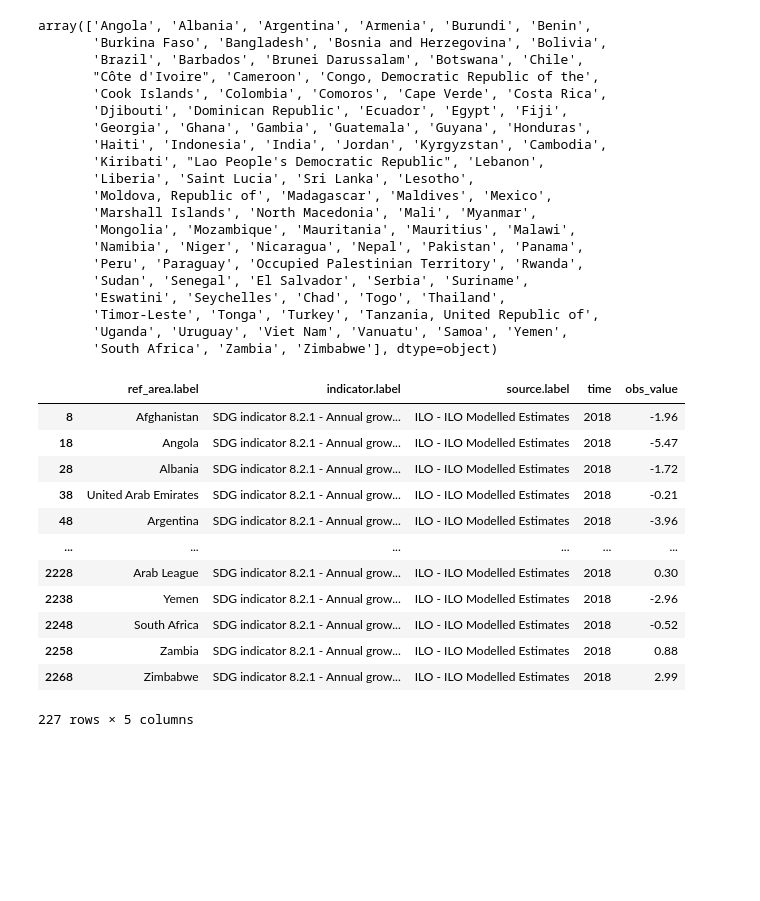
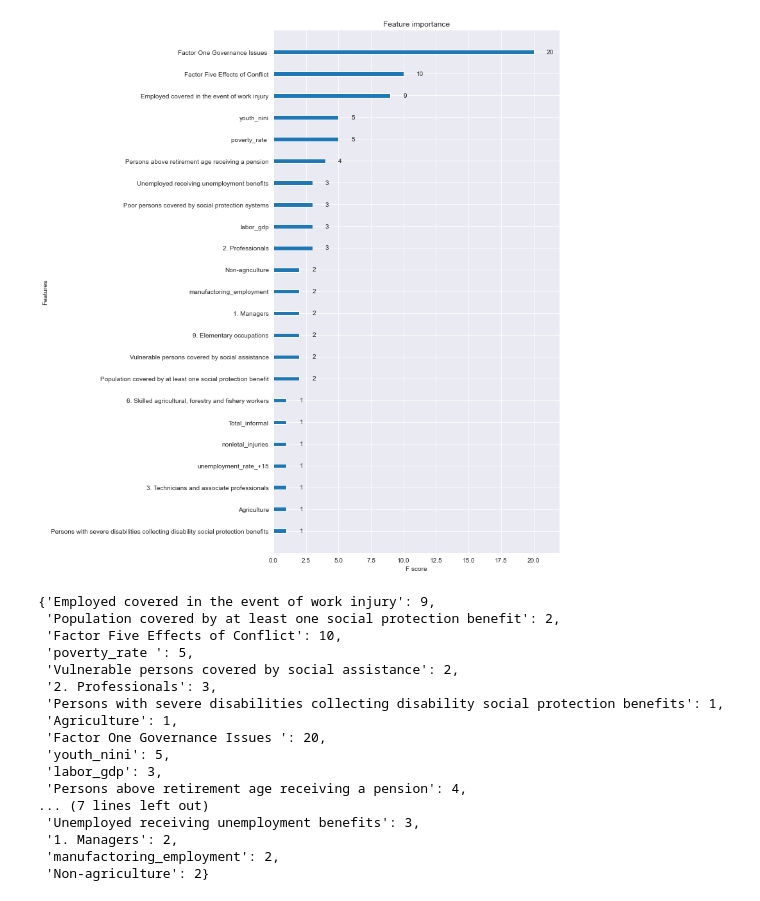
Before and after one commit to DataJam-Pasos-Libres-2021/TeamNinus, a Jupyter notebook: project/adecuacion.ipynb, the cells around one changed output. Drawn from its saved outputs; the diff is of its cells as text; code cells hidden in the pictures; blank space fills up the shorter version.

```diff
--- a/project/adecuacion.ipynb
+++ b/project/adecuacion.ipynb
@@ -190,39 +150,40 @@ x
-# %%
-df_2["ref_area.label"].unique()
-# %% [output]
-array(['Angola', 'Albania', 'Argentina', 'Armenia', 'Burundi', 'Benin',
-       'Burkina Faso', 'Bangladesh', 'Bosnia and Herzegovina', 'Bolivia',
-       'Brazil', 'Barbados', 'Brunei Darussalam', 'Botswana', 'Chile',
-       "Côte d'Ivoire", 'Cameroon', 'Congo, Democratic Republic of the',
-       'Cook Islands', 'Colombia', 'Comoros', 'Cape Verde', 'Costa Rica',
-       'Djibouti', 'Dominican Republic', 'Ecuador', 'Egypt', 'Fiji',
-       'Georgia', 'Ghana', 'Gambia', 'Guatemala', 'Guyana', 'Honduras',
-       'Haiti', 'Indonesia', 'India', 'Jordan', 'Kyrgyzstan', 'Cambodia',
-       'Kiribati', "Lao People's Democratic Republic", 'Lebanon',
-       'Liberia', 'Saint Lucia', 'Sri Lanka', 'Lesotho',
-       'Moldova, Republic of', 'Madagascar', 'Maldives', 'Mexico',
-       'Marshall Islands', 'North Macedonia', 'Mali', 'Myanmar',
-       'Mongolia', 'Mozambique', 'Mauritania', 'Mauritius', 'Malawi',
-       'Namibia', 'Niger', 'Nicaragua', 'Nepal', 'Pakistan', 'Panama',
-       'Peru', 'Paraguay', 'Occupied Palestinian Territory', 'Rwanda',
-       'Sudan', 'Senegal', 'El Salvador', 'Serbia', 'Suriname',
-       'Eswatini', 'Seychelles', 'Chad', 'Togo', 'Thailand',
-       'Timor-Leste', 'Tonga', 'Turkey', 'Tanzania, United Republic of',
-       'Uganda', 'Uruguay', 'Viet Nam', 'Vanuatu', 'Samoa', 'Yemen',
-       'South Africa', 'Zambia', 'Zimbabwe'], dtype=object)
-# %%
-df_tmp.loc[df_tmp["time"]==2018]
-# %% [output]
-|  | ref_area.label | indicator.label | source.label | time | obs_value |
-| 8 | Afghanistan | SDG indicator 8.2.1 - Annual grow... | ILO - ILO Modelled Estimates | 2018 | -1.96 |
-| 18 | Angola | SDG indicator 8.2.1 - Annual grow... | ILO - ILO Modelled Estimates | 2018 | -5.47 |
-| 28 | Albania | SDG indicator 8.2.1 - Annual grow... | ILO - ILO Modelled Estimates | 2018 | -1.72 |
-| 38 | United Arab Emirates | SDG indicator 8.2.1 - Annual grow... | ILO - ILO Modelled Estimates | 2018 | -0.21 |
-| 48 | Argentina | SDG indicator 8.2.1 - Annual grow... | ILO - ILO Modelled Estimates | 2018 | -3.96 |
-| ... | ... | ... | ... | ... | ... |
-| 2228 | Arab League | SDG indicator 8.2.1 - Annual grow... | ILO - ILO Modelled Estimates | 2018 | 0.30 |
-| 2238 | Yemen | SDG indicator 8.2.1 - Annual grow... | ILO - ILO Modelled Estimates | 2018 | -2.96 |
-| 2248 | South Africa | SDG indicator 8.2.1 - Annual grow... | ILO - ILO Modelled Estimates | 2018 | -0.52 |
-| 2258 | Zambia | SDG indicator 8.2.1 - Annual grow... | ILO - ILO Modelled Estimates | 2018 | 0.88 |
-| 2268 | Zimbabwe | SDG indicator 8.2.1 - Annual grow... | ILO - ILO Modelled Estimates | 2018 | 2.99 |
-227 rows × 5 columns
+# %%
+tmp = df.isna().sum().reset_index()
+tmp = tmp[tmp[0]>40]["index"].to_list()
+df_tmp = df.drop(tmp,axis=1)
+df_tmp = df.drop("Region",axis=1)
+# %%
+df_tmp.dropna(inplace=True)
+# %%
+import xgboost as xgb
+
+X, y = df_tmp.drop(["Final overall (normalised, weighted) vulnerability score","country",'Credit rating'],axis=1), df_tmp["Final overall (normalised, weighted) vulnerability score"]
+dmatrix = xgb.DMatrix(data=X,label=y)
+
+params = {"objective":"reg:squarederror",'colsample_bytree': 0.5,'learning_rate': 0.01,
+                'max_depth': 6, 'alpha': 10}
+xg_reg = xgb.train(params=params, dtrain=dmatrix, num_boost_round=10)
+import matplotlib.pyplot as plt
+
+xgb.plot_importance(xg_reg)
+plt.rcParams['figure.figsize'] = [8, 15]
+plt.show()
+# %% [output]
+[figure, added]
+{'Employed covered in the event of work injury': 9,
+ 'Population covered by at least one social protection benefit': 2,
+ 'Factor Five Effects of Conflict': 10,
+ 'poverty_rate ': 5,
+ 'Vulnerable persons covered by social assistance': 2,
+ '2. Professionals': 3,
+ 'Persons with severe disabilities collecting disability social protection benefits': 1,
+ 'Agriculture': 1,
+ 'Factor One Governance Issues ': 20,
+ 'youth_nini': 5,
+ 'labor_gdp': 3,
+ 'Persons above retirement age receiving a pension': 4,
+... (7 lines left out)
+ 'Unemployed receiving unemployment benefits': 3,
+ '1. Managers': 2,
+ 'manufactoring_employment': 2,
+ 'Non-agriculture': 2}
```
Also changed, not shown: parts of 20 cells of this notebook.
